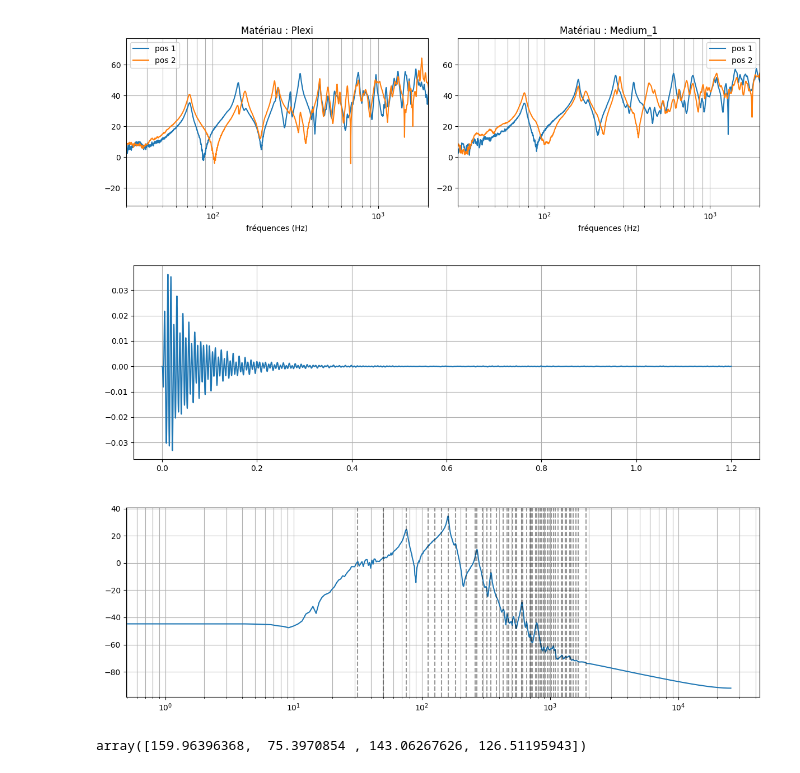
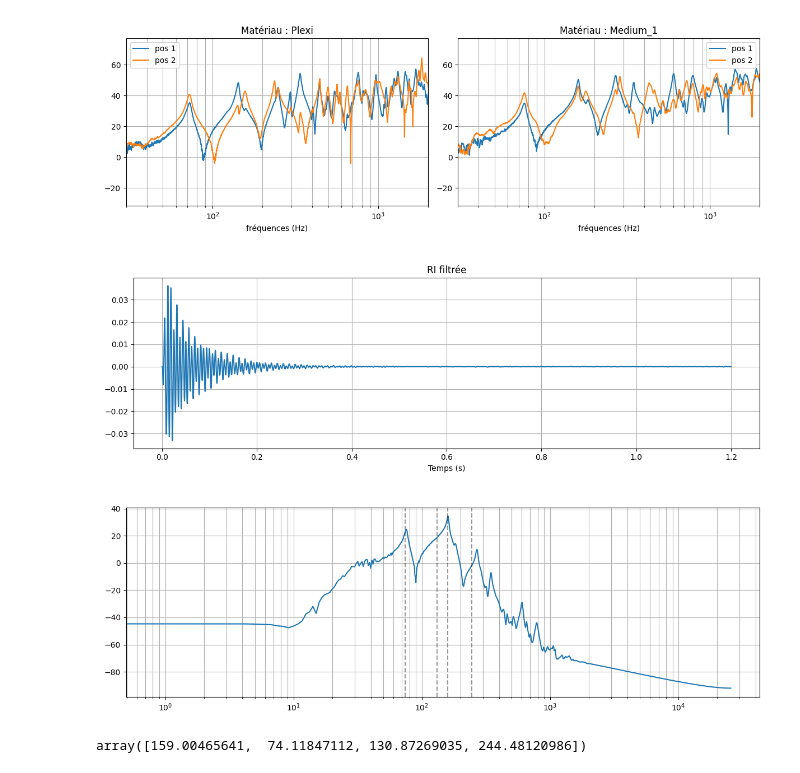
Before and after one commit to peladeaucome/ATIAM-PAM-AnalyseInstruments, a Jupyter notebook: Guitar_model/experiences/2e_mesures.ipynb, the cells around one changed output. Cells and saved outputs as stored; diff of their text form; code cells hidden in the pictures.

```diff
--- a/Guitar_model/experiences/2e_mesures.ipynb
+++ b/Guitar_model/experiences/2e_mesures.ipynb
@@ -51,33 +51,33 @@ plt.show()
 # %%
 idx_mat = 1
 
 RI = deforme_Nta_Npos[idx_mat, 0]["RI"]
 fs = deforme_Nta_Npos[idx_mat, 0]["fs"]
 tRI = np.arange(len(RI))/fs
 
 
 tRI, RI = mm.clean_RI(RI, fs, method="max", cut_end=1.2)
 
-RI_filtered = mm.bandpass_filter(RI,30, 150, fs, order=20)
+RI_filtered = mm.bandpass_filter(RI,30, 150, fs, order=50)
 
 fig = plt.figure()
 ax1 = fig.add_subplot(111)
 
 # ax1.plot(tRI,RI,label="")
 ax1.plot(mm.time_vector(RI_filtered,fs),RI_filtered,label="")
 ax1.grid()
 #ax1.legend()
-ax1.set_xlabel("")
+ax1.set_xlabel("Temps (s)")
 ax1.set_ylabel("")
-ax1.set_title(r"")
+ax1.set_title(r"RI filtrée")
 ax1.set_xlim()
 ax1.set_ylim()
 
 fig.tight_layout()
 
 plt.show()
 # %% [output]
-[figure, old version]
+[figure, new version]
 # %%
 fk, deltak = mm.ESPRIT(RI_filtered[:512*7], 512*7//2, 100, return_pos=True)
 # %%
@@ -101,7 +101,7 @@ fig.tight_layout()
 
 plt.show()
 # %% [output]
-[figure, old version]
+[figure, new version]
 # %%
 amp = np.zeros(len(fk))
 for i in range(len(fk)) :
@@ -109,4 +109,4 @@ for i in range(len(fk)) :
     amp[i] = 20*np.log10(np.abs(Y[fk_idx]))
 fk[amp.argsort()[-4:][::-1]]*fs
 # %% [output]
-array([159.96396368,  75.3970854 , 143.06267626, 126.51195943])
+array([159.00465641,  74.11847112, 130.87269035, 244.48120986])
```
Also changed, not shown: parts of 5 cells of this notebook.
